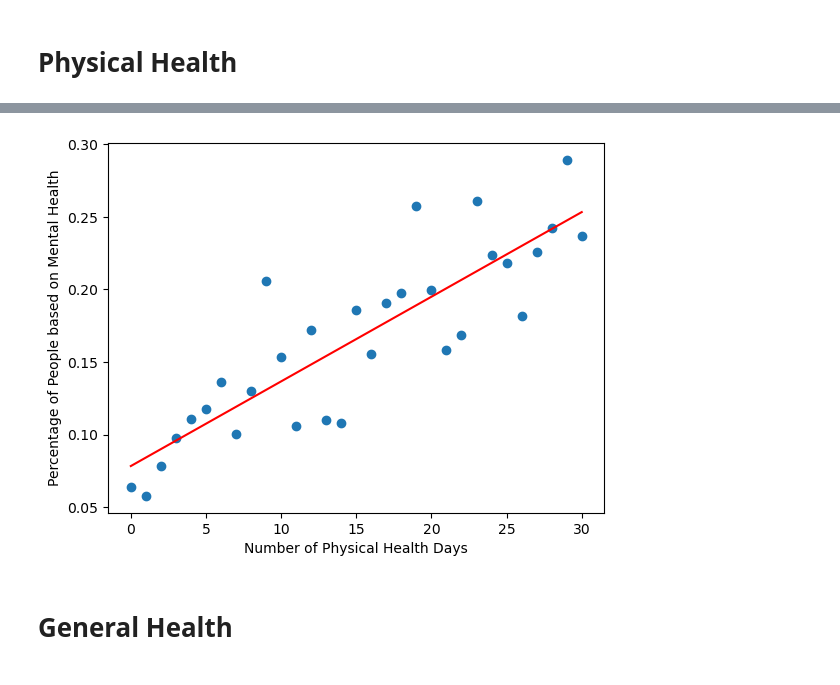
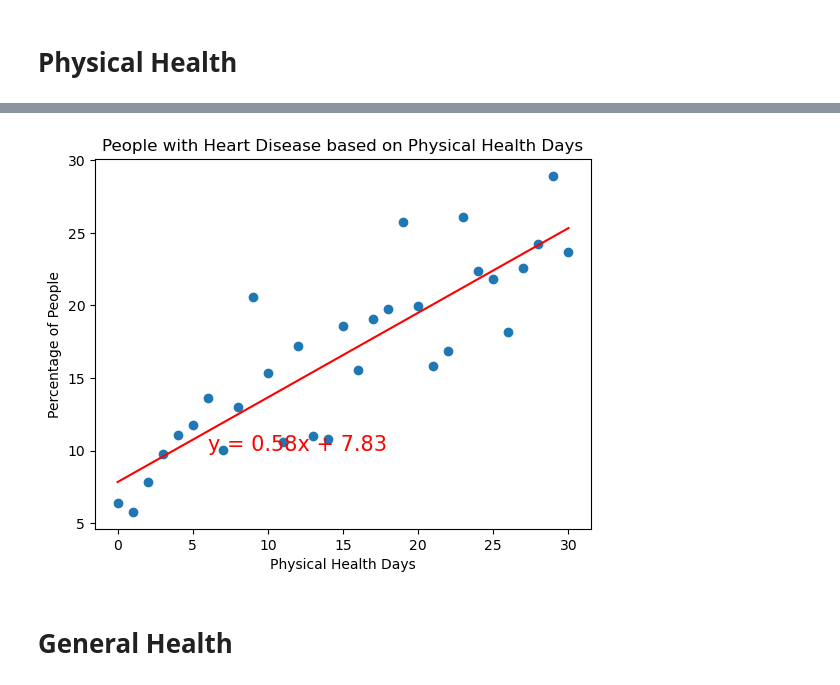
Before and after one commit to taywiljoe/Project-1, a Jupyter notebook: MenPhyGen_Health.ipynb, the cells around one changed output, grey strips where cells are left out. Cells and saved outputs as stored; diff of their text form; code cells hidden in the pictures.

```diff
--- a/MenPhyGen_Health.ipynb
+++ b/MenPhyGen_Health.ipynb
@@ -88,12 +79,12 @@ plt.show()
 # %%
-#Mental Health vs Heart disease
+# Relationship between Mental Health and Heart disease
 mental_vs_hd=[]
 mental_days=[]
 for i in range(31):
-	mental_days.append(i)
-	total = len(df.loc[df["MentalHealth"]==i])
-	sick = len(df.loc[(df["MentalHealth"]==i)&(df["HeartDisease"]=="Yes")])
-	mental_vs_hd.append(sick/total)
+    mental_days.append(i)
+    total = len(df.loc[df["MentalHealth"]==i])
+    sick = len(df.loc[(df["MentalHealth"]==i)&(df["HeartDisease"]=="Yes")])
+    mental_vs_hd.append(sick/total*100)
 
 # Convert the lists to NumPy arrays
 x = np.array(mental_days)
@@ -112,8 +103,9 @@ plt.plot(x,regress_values,"r-")
 plt.annotate(line_eq,(6,10),fontsize=15,color="red")
 
 # Label plot
-plt.xlabel('Number of Mental Health Days')
-plt.ylabel('Percentage of People based on Mental Health')
+plt.xlabel('Mental Health Days')
+plt.ylabel('Percentage of People')
+plt.title('Percentage of People with Heart Disease across Mental Health Days')
 
 # Print r square value
 print(f"R squared: {r_value**2}")
@@ -138,12 +141,12 @@ plt.show()
 # %%
-#Mental Health vs Heart disease
+# Relationship between Physical Health and Heart disease
 physical_vs_hd=[]
 physical_days=[]
 for i in range(31):
-	physical_days.append(i)
-	total_phy = len(df.loc[df["PhysicalHealth"]==i])
-	sick_phy = len(df.loc[(df["PhysicalHealth"]==i)&(df["HeartDisease"]=="Yes")])
-	physical_vs_hd.append(sick_phy/total_phy)
+    physical_days.append(i)
+    total_phy = len(df.loc[df["PhysicalHealth"]==i])
+    sick_phy = len(df.loc[(df["PhysicalHealth"]==i)&(df["HeartDisease"]=="Yes")])
+    physical_vs_hd.append(sick_phy/total_phy*100)
 
 # Convert the lists to NumPy arrays
 a = np.array(physical_days)
@@ -151,19 +154,20 @@ b = np.array(physical_vs_hd)
 
 # Run linear regression
 slope, intercept, r_value, p_value, std_err = linregress(a, b)
-regress_values = a * slope + intercept
-line_eq = "b = " + str(round(slope,2)) + "a + " + str(round(intercept,2))
+regress_value = a * slope + intercept
+line_equ = "y = " + str(round(slope,2)) + "x + " + str(round(intercept,2))
 
 # Plot scatter plot
 plt.scatter(physical_days,physical_vs_hd)
 
 # Plot regression line
-plt.plot(x,regress_values,"r-")
-plt.annotate(line_eq,(6,10),fontsize=15,color="red")
+plt.plot(a,regress_value,"r-")
+plt.annotate(line_equ,(6,10),fontsize=15,color="red")
 
 # Label plot
-plt.xlabel('Number of Physical Health Days')
-plt.ylabel('Percentage of People based on Mental Health')
+plt.xlabel('Physical Health Days')
+plt.ylabel('Percentage of People')
+plt.title('People with Heart Disease based on Physical Health Days')
 
 # Print r square value
 print(f"R squared: {r_value**2}")
@@ -175,4 +179,4 @@ R squared: 0.7353421389003855
-[figure, old version]
+[figure, new version]
 # %% [markdown]
 # General Health
 # %%
```
Also changed, not shown: parts of 11 cells of this notebook.
